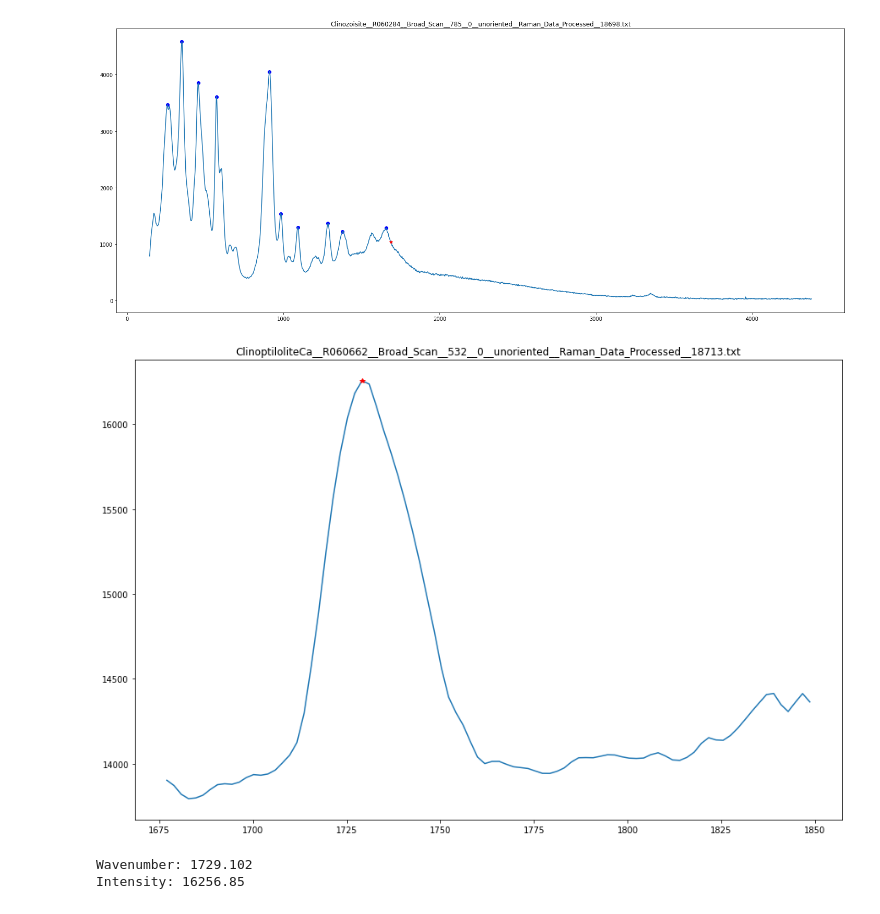
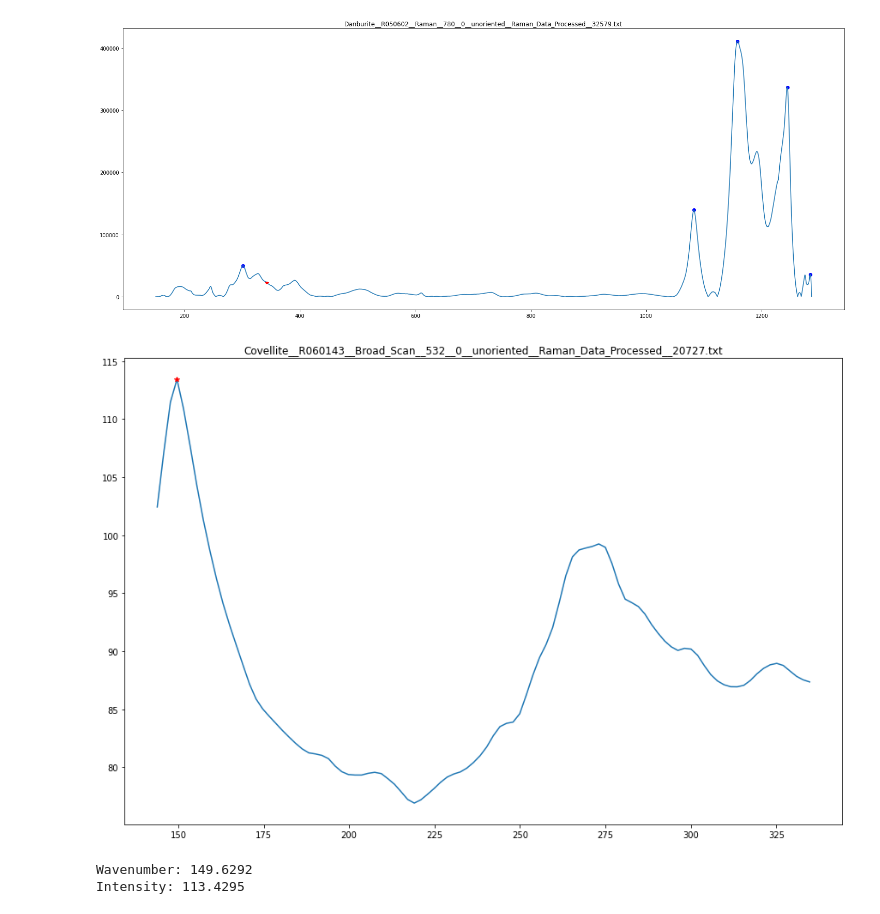
Before and after one commit to anva-kn/RRUFF, a Jupyter notebook: RRUFF_pytorch.ipynb, the cells around one changed output. Drawn from its saved outputs; the diff is of its cells as text; code cells hidden in the pictures.

```diff
--- a/RRUFF_pytorch.ipynb
+++ b/RRUFF_pytorch.ipynb
@@ -326,22 +326,22 @@ for item in analytes:
   peaks.append(tmp_peaks)
   files_to_check.append(filename)
 # %%
-index = 45
-tmp_idx = 800
+index = 51
+tmp_idx = 400
 plt.figure(figsize=(25, 10))
 plt.plot(wavenumbers[index], spectras[index])
 # plt.plot(wavenumbers[index][begin:end], spectras[index][begin:end])
 plt.scatter(np.array(peaks[index])[:,0], np.array(peaks[index])[:,1] * np.max(spectras[index]), color='blue')
 plt.plot(wavenumbers[index][tmp_idx], spectras[index][tmp_idx], 'r*')
 plt.title(files_to_check[index])
 plt.show()
 # %% [output]
-[figure, old version]
+[figure, new version]
 # %%
-index = 44
-tmp_idx = 827
-start_idx = 800
-end_idx = 890
+index = 49
+tmp_idx = 3
+start_idx = 0
+end_idx = 100
 plt.figure(figsize=(15, 10))
 plt.plot(wavenumbers[index][start_idx:end_idx], spectras[index][start_idx:end_idx])
 plt.plot(wavenumbers[index][tmp_idx], spectras[index][tmp_idx], 'r*')
@@ -349,17 +349,17 @@ plt.plot(wavenumbers[index][tmp_idx], spectras[index][tmp_idx], 'r*')
 plt.title(files_to_check[index])
 plt.show()
 # %% [output]
-[figure, old version]
+[figure, new version]
 # %%
-index = 44
+index = 49
 peaks[index][0][0]
-np.where(wavenumbers[index] == 143.902)
-tmp_idx = 827
+np.where(wavenumbers[index] == 149.6292)
+tmp_idx = 3
 print("Wavenumber: {}".format(wavenumbers[index][tmp_idx]))
 print("Intensity: {}".format(spectras[index][tmp_idx]))
 # %% [output]
-Wavenumber: 1729.102
-Intensity: 16256.85
+Wavenumber: 149.6292
+Intensity: 113.4295
 # %%
 labels = []
 # %%
```
Also changed, not shown: parts of 3 cells of this notebook, 1 other file.
